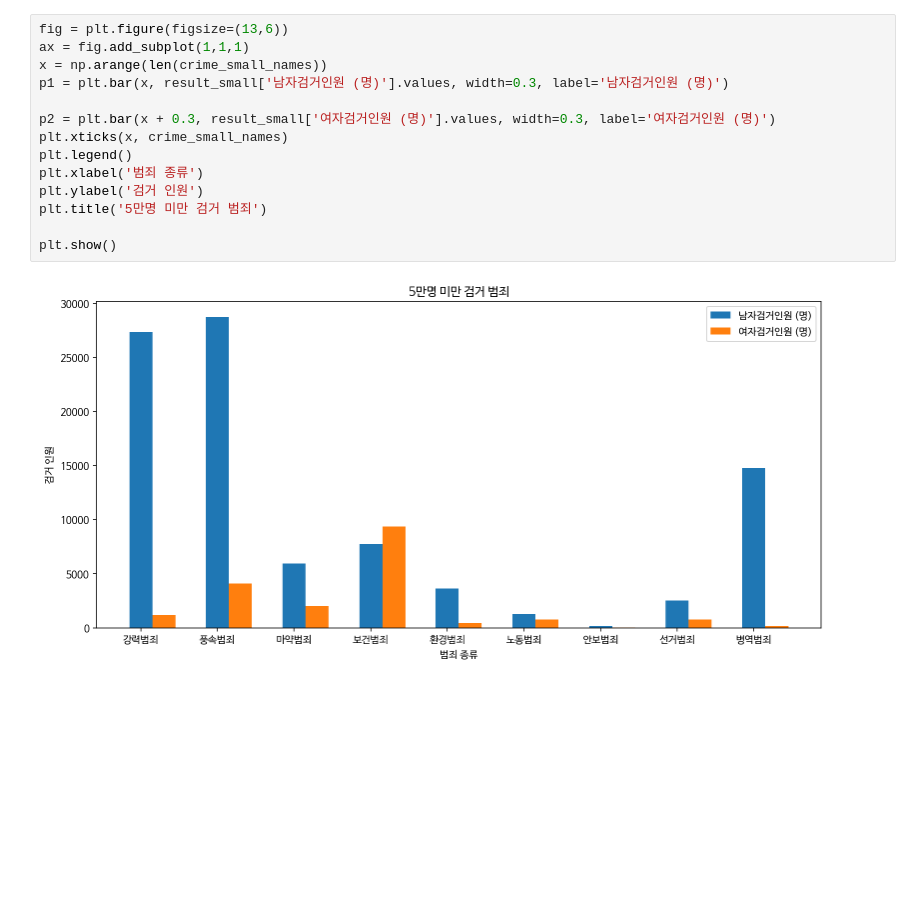
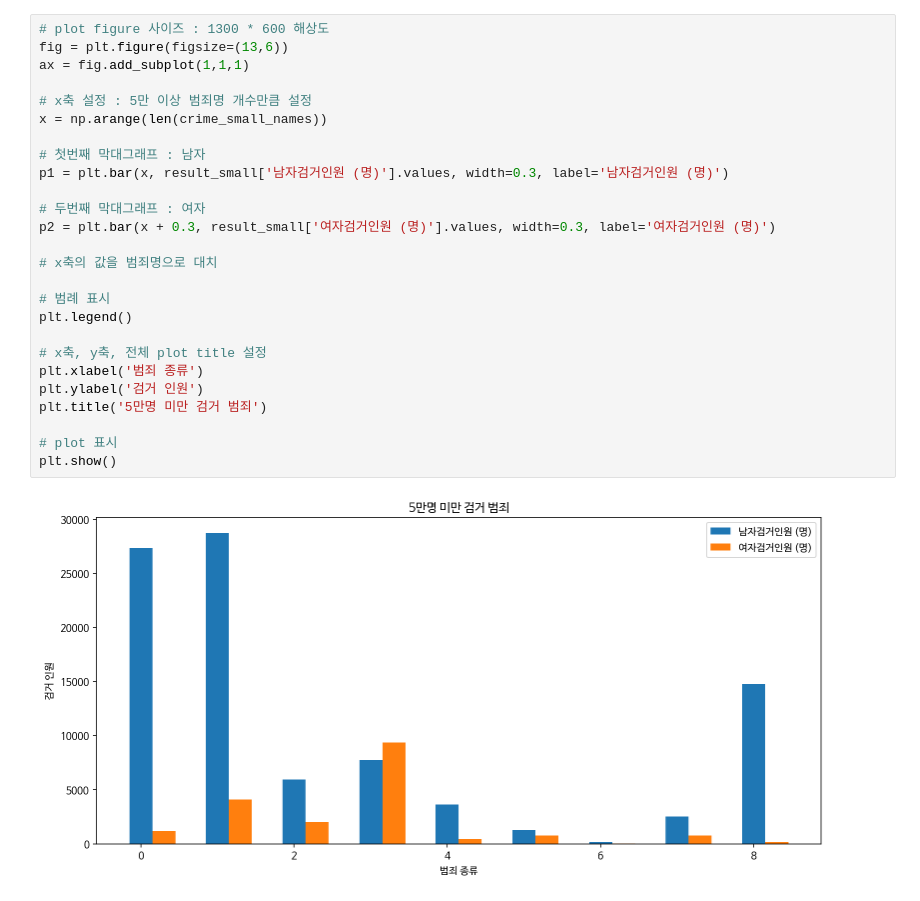
Before and after one commit to rhdtka21/DeepLearningProject, a Jupyter notebook: 데이터분석.ipynb, the cells around one changed output. Drawn from its saved outputs; the diff is of its cells as text; blank space fills up the shorter version.

```diff
--- a/데이터분석.ipynb
+++ b/데이터분석.ipynb
@@ -81,19 +102,31 @@ plt.show()
 # %% [output]
 [figure]
 # %%
+# plot figure 사이즈 : 1300 * 600 해상도
 fig = plt.figure(figsize=(13,6))
 ax = fig.add_subplot(1,1,1)
+
+# x축 설정 : 5만 이상 범죄명 개수만큼 설정
 x = np.arange(len(crime_small_names))
+
+# 첫번째 막대그래프 : 남자
 p1 = plt.bar(x, result_small['남자검거인원 (명)'].values, width=0.3, label='남자검거인원 (명)')
 
+# 두번째 막대그래프 : 여자
 p2 = plt.bar(x + 0.3, result_small['여자검거인원 (명)'].values, width=0.3, label='여자검거인원 (명)')
-plt.xticks(x, crime_small_names)
+
+# x축의 값을 범죄명으로 대치
+
+# 범례 표시
 plt.legend()
+
+# x축, y축, 전체 plot title 설정
 plt.xlabel('범죄 종류')
 plt.ylabel('검거 인원')
 plt.title('5만명 미만 검거 범죄')
 
+# plot 표시
 plt.show()
 # %% [output]
-[figure, old version]
+[figure, new version]
 # %%
```
Also changed, not shown: parts of 16 cells of this notebook.
